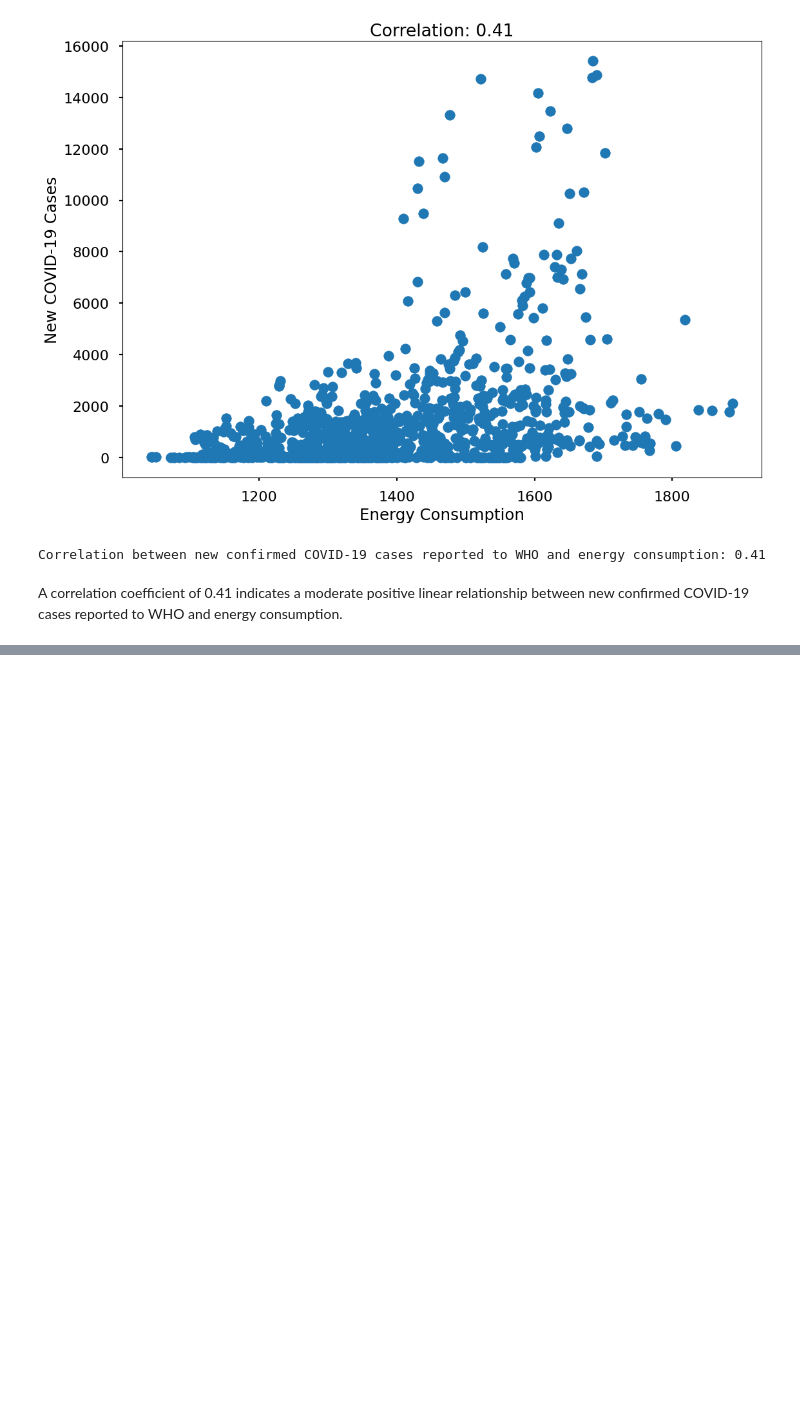
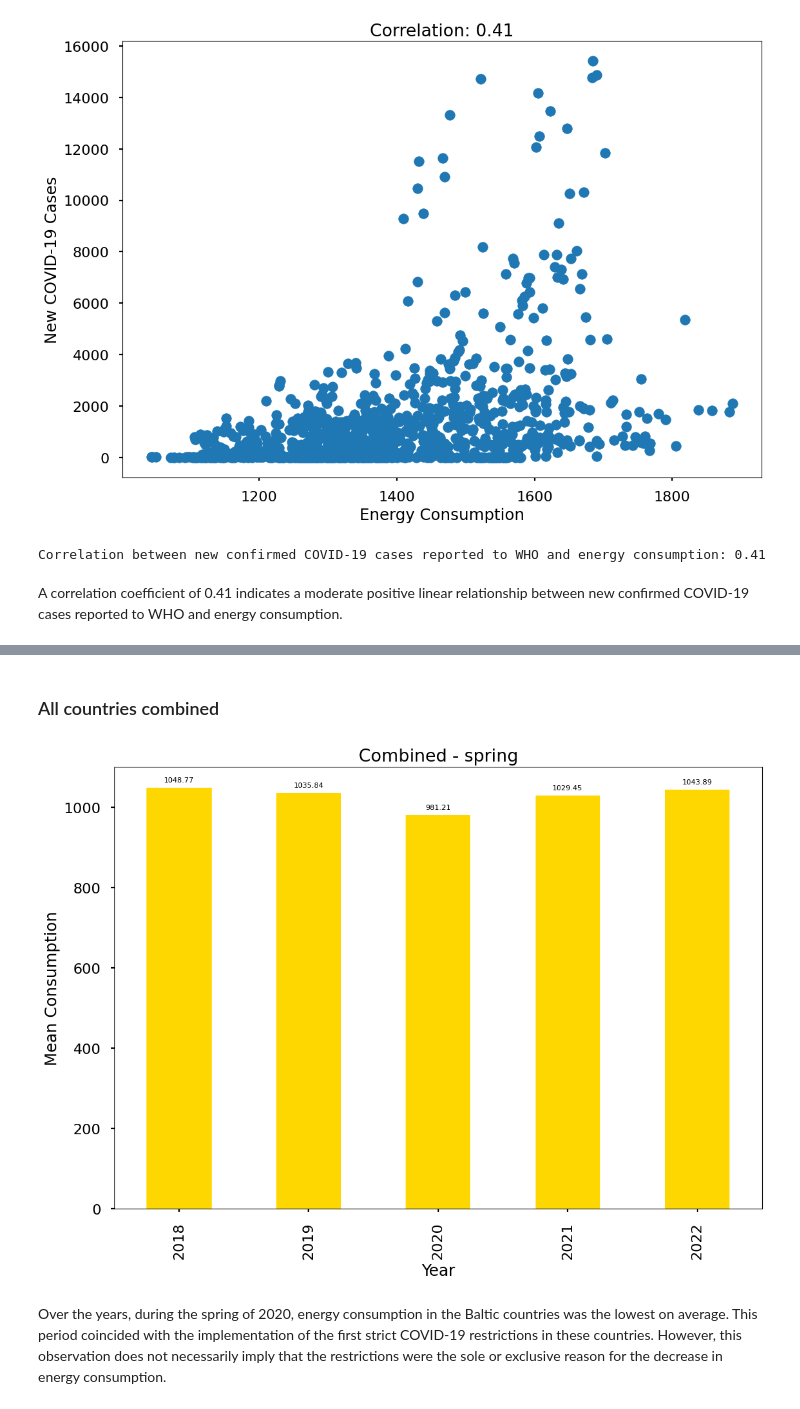
Before and after one commit to ArturKreegipuu/covid19-impact-on-energy-consumption-in-Baltics, a Jupyter notebook: Data analysis.ipynb, the cells around one changed output, grey strips where cells are left out. Drawn from its saved outputs; the diff is of its cells as text; code cells hidden in the pictures; blank space fills up the shorter version.

```diff
--- a/Data analysis.ipynb
+++ b/Data analysis.ipynb
@@ -734,0 +901,22 @@ A correlation coefficient of 0.41 indicates a moderate positive linear relations
+# %% [markdown]
+### All countries combined
+# %%
+mean_consumption_spring_combined = (
+    mean_consumption_spring_et + mean_consumption_spring_lv + mean_consumption_spring_lt
+) / 3
+
+bars_combined = mean_consumption_spring_combined.plot(kind='bar', color='gold')
+plt.title('Combined - spring')
+plt.xlabel('Year')
+plt.ylabel('Mean Consumption')
+for bar in bars_combined.patches:
+    plt.annotate(format(bar.get_height(), '.2f'),
+                 (bar.get_x() + bar.get_width() / 2, bar.get_height()),
+                 ha='center', va='center',
+                 size=8, color='black', xytext=(0, 8),
+                 textcoords='offset points')
+plt.show()
+# %% [output]
+[figure, added]
+# %% [markdown]
+Over the years, during the spring of 2020, energy consumption in the Baltic countries was the lowest on average. This period coincided with the implementation of the first strict COVID-19 restrictions in these countries. However, this observation does not necessarily imply that the restrictions were the sole or exclusive reason for the decrease in energy consumption.
```
Also changed, not shown: parts of 9 cells of this notebook.
